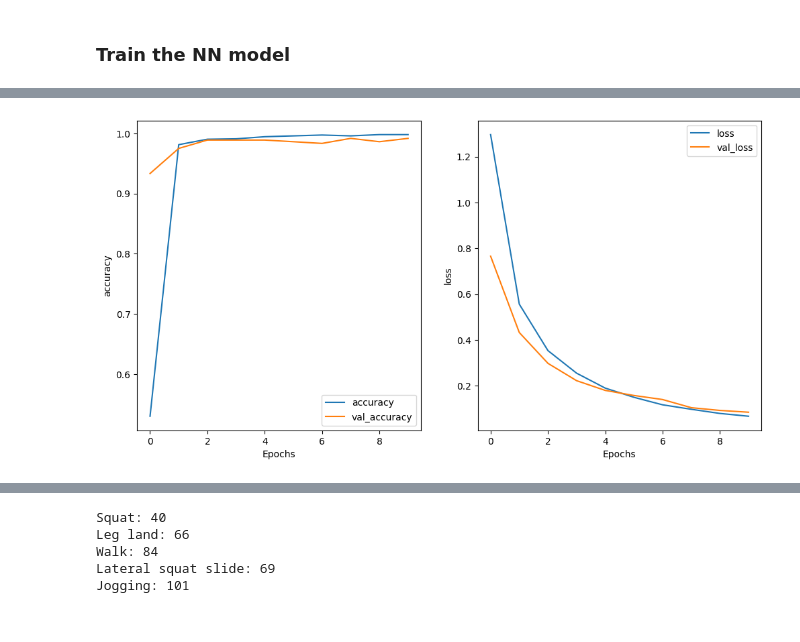
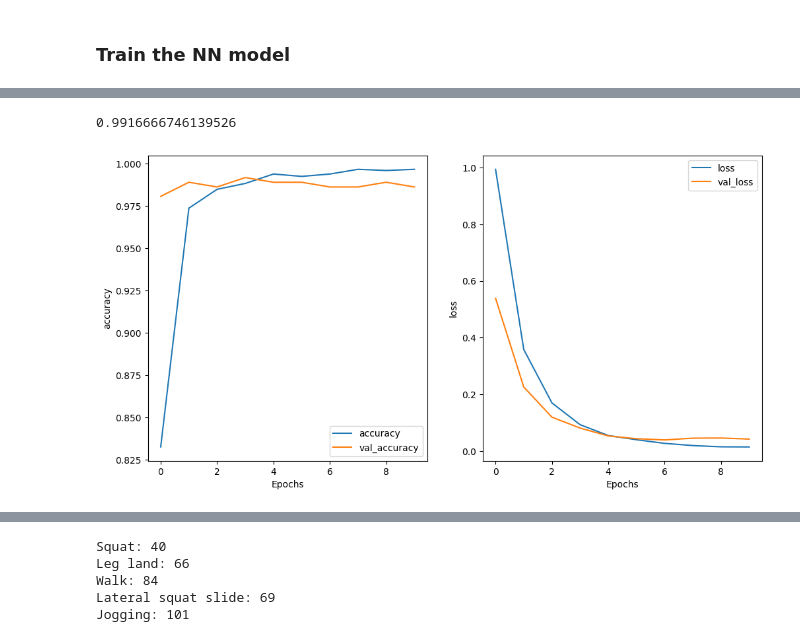
Before and after one commit to Mykhailo20/DS_Bootcamp_2023, a Jupyter notebook: Homework_5/Physical_Activity_Analysis/NN_model_training.ipynb, the cells around one changed output, grey strips where cells are left out. Drawn from its saved outputs; the diff is of its cells as text; code cells hidden in the pictures.

Commit message:
Homework_6: Train neural network models with different architectures, report experimental results and save the best model in separate files

```diff
--- a/Homework_5/Physical_Activity_Analysis/NN_model_training.ipynb
+++ b/Homework_5/Physical_Activity_Analysis/NN_model_training.ipynb
@@ -241,4 +340,8 @@ X_valid_scaled = scaler.transform(X_valid)
 X_test_scaled = scaler.transform(X_test)
 # %% [markdown]
 ### Train the NN model
+# %%
+best_model = None
+best_model_accuracy = None
+best_model_history = None
 # %%
@@ -278,7 +397,11 @@ Accuracy: 97.78
+# %%
+best_model_accuracy
+# %% [output]
+0.9916666746139526
 # %%
 plt.rcdefaults()
-plot_graphs(history=history, strings=['accuracy', 'loss'])
+plot_graphs(history=best_model_history, strings=['accuracy', 'loss'], filename='graphs/best_epochs')
 # %% [output]
-[figure, old version]
+[figure, new version]
 # %%
 # Get predicted labels
```
Also changed, not shown: parts of 20 cells of this notebook, 3 other files.
